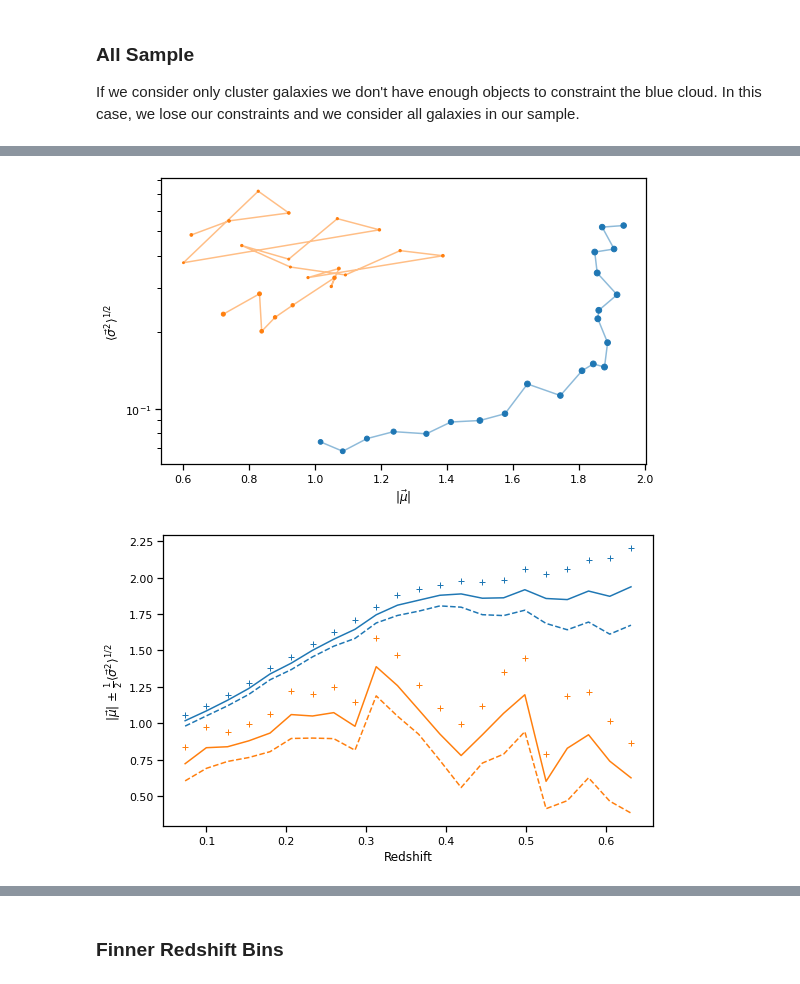
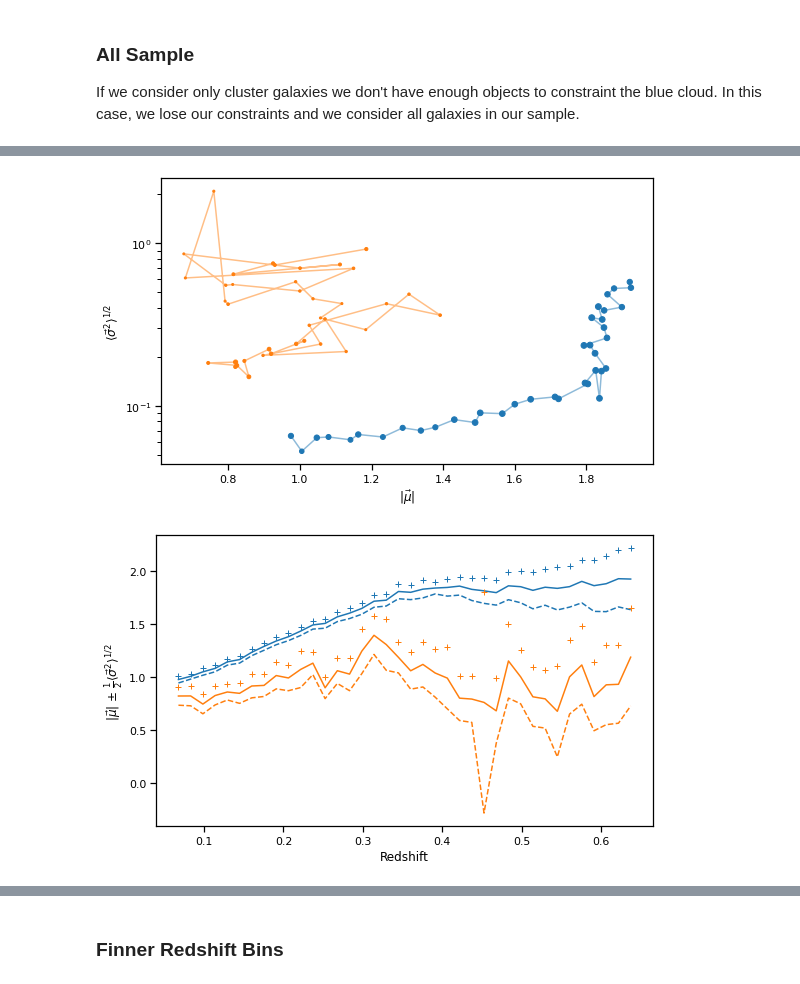
Before and after one commit to estevesjh/galaxyFormation, a Jupyter notebook: notebooks/run_red_dragon.ipynb, the cells around one changed output, grey strips where cells are left out. Cells and saved outputs as stored; diff of their text form; code cells hidden in the pictures.

```diff
--- a/notebooks/run_red_dragon.ipynb
+++ b/notebooks/run_red_dragon.ipynb
@@ -415,8 +513,8 @@ def create_red_dragon_infile(fname,id0):
 # %%
-fname='../data/in.hf5'
+fname='../data/in_magi_21.hf5'
 
-mcut = mag<21. ##r-band
-sel  = id0[cut&mcut]
+mcut = (mag<21.)&(Galaxy_data.z[id0]<1.) ##r-band
+sel  = id0[mcut]
 
 create_red_dragon_infile(fname,sel)
 # %% [output]
@@ -435,7 +533,7 @@ We clearly see the red sequence up to redshift 0.4 but after that we don't see a
 
 The data is very sparse, specially for the blue cloud.
 # %%
-redDragon.fit_file(fname,N_fit=2,fname_out='../data/out_2K.h5',
-                   Z_min=0.06, Z_max=0.4,dZ_0=0.03, dZ_1=0.015)
+redDragon.fit_file(fname,N_fit=2,fname_out='../data/out_2K_mag_21.h5',
+                   Z_min=0.06, Z_max=0.65,dZ_0=0.03, dZ_1=0.015)
 # %% [output]
 Sparse fitting...
@@ -492,9 +595,9 @@ redDragon.plot_fit(rd)
 
 If we consider only cluster galaxies we don't have enough objects to constraint the blue cloud. In this case, we lose our constraints and we consider all galaxies in our sample.
 # %%
-fname='../data/in_test.hf5'
+fname='../data/in_amag_20.8.hf5'
 
-mcut = mag<21. ## r-band
+mcut = amag<=-20.8 ## r-band
 sel  = id0[mcut]
 
 create_red_dragon_infile(fname,sel)
@@ -512,5 +615,5 @@ redDragon.plot_cZ(fname,xlim=[0.05,0.645])
 # %%
-redDragon.fit_file(fname,N_fit=2,fname_out='../data/out_2K_test.h5',
-                   Z_min=0.06, Z_max=0.645,dZ_0=0.05, dZ_1=0.025)
+redDragon.fit_file(fname,N_fit=2,fname_out='../data/out_2K_amag_20.8.h5',
+                   Z_min=0.06, Z_max=0.645,dZ_0=0.03, dZ_1=0.015)
 # %% [output]
 Sparse fitting...
@@ -534,9 +654,9 @@ Saved ../data/out_2K_test.h5
 # %%
-rd = redDragon.dragon('../data/out_2K_test.h5',factor=-10.)
+rd = redDragon.dragon('../data/out_2K_amag_20.8.h5',factor=-1.)
 redDragon.plot_WMS(rd)
 # %% [output]
-[figure, old version]
+[figure, new version]
-[figure, old version]
+[figure, new version]
 # %%
 redDragon.plot_fit(rd)
 # %% [output]
```
Also changed, not shown: parts of 35 cells of this notebook, 24 other files.
